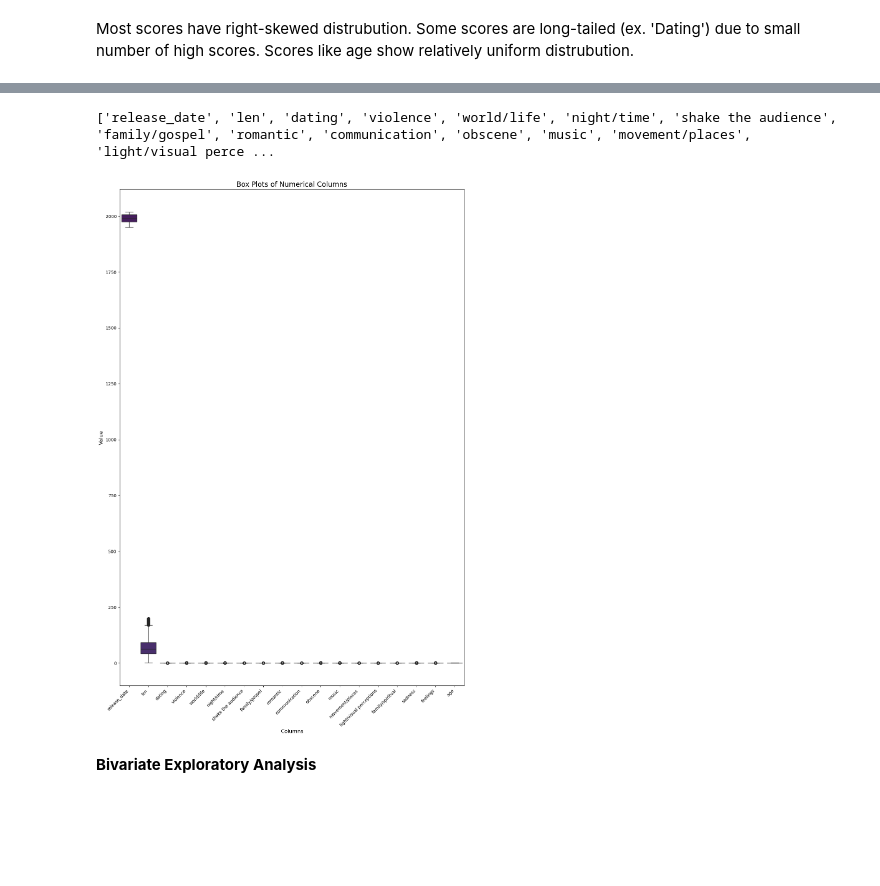
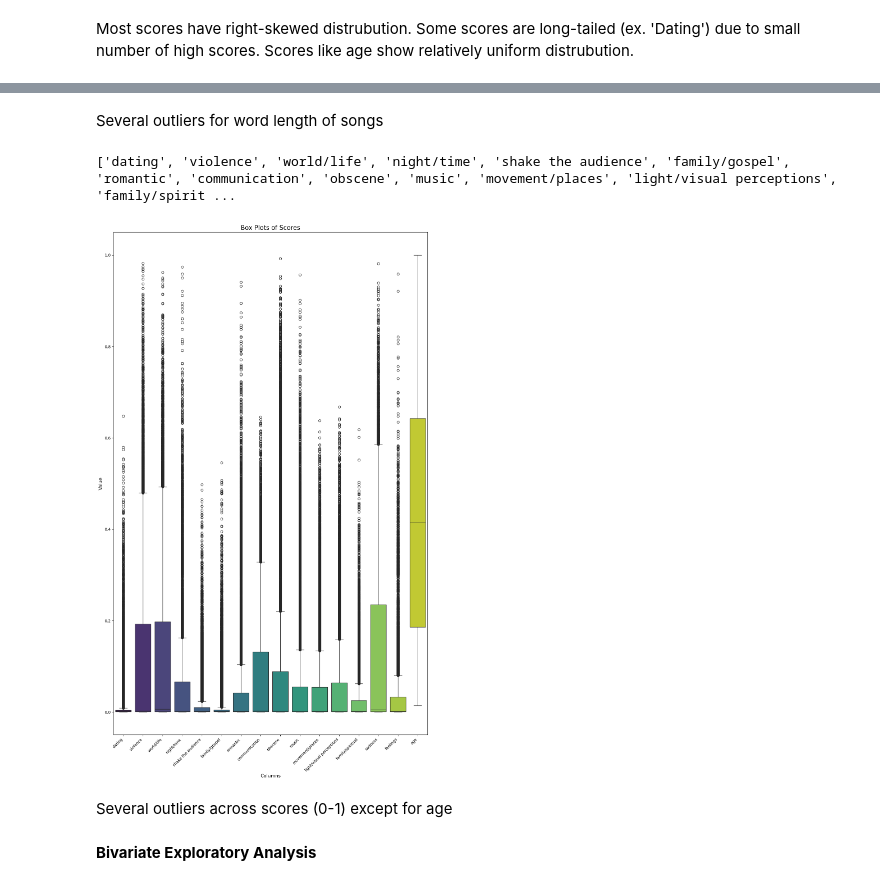
Before and after one commit to Seribii1o1/Music-Recommendation-Algorithm, a Jupyter notebook: code/EDA.ipynb, the cells around one changed output, grey strips where cells are left out. Saved outputs shown, nothing was run; the diff lists cells and outputs as text; code cells hidden in the pictures; blank space fills up the shorter version.

```diff
--- a/code/EDA.ipynb
+++ b/code/EDA.ipynb
@@ -256,22 +290,26 @@ Most scores have right-skewed distrubution. Some scores are long-tailed (ex. 'Da
+# %% [markdown]
+Several outliers for word length of songs
 # %%
-# Numerical Columns with numerical data types (integers and floats)
-numerical_cols = df.select_dtypes(include=np.number).columns.tolist()
-print(numerical_cols)
+# Columns with floats
+float_cols = df.select_dtypes(include=np.floating).columns.tolist()
+print(float_cols)
 # Create a figure and axes for the plot
-plt.figure(figsize=(12, 18)) # Adjust figure size as needed
+plt.figure(figsize=(12, 20)) # Adjust figure size
 
 # Create box plots for all numerical columns at once
-sns.boxplot(data=df[numerical_cols], palette="viridis")
+sns.boxplot(data=df[float_cols], palette="viridis")
 
-plt.title('Box Plots of Numerical Columns', fontsize=16)
+plt.title('Box Plots of Scores', fontsize=16)
 plt.ylabel('Value', fontsize=12)
 plt.xlabel('Columns', fontsize=12)
 plt.xticks(rotation=45, ha='right') # Rotate x-axis labels for better readability
 plt.tight_layout() # prevent overlapping labels
 plt.show()
 # %% [output]
-['release_date', 'len', 'dating', 'violence', 'world/life', 'night/time', 'shake the audience', 'family/gospel', 'romantic', 'communication', 'obscene', 'music', 'movement/places', 'light/visual perce ...
+['dating', 'violence', 'world/life', 'night/time', 'shake the audience', 'family/gospel', 'romantic', 'communication', 'obscene', 'music', 'movement/places', 'light/visual perceptions', 'family/spirit ...
-[figure, old version]
+[figure, new version]
+# %% [markdown]
+Several outliers across scores (0-1) except for age
 # %% [markdown]
 **Bivariate Exploratory Analysis**
 # %%
```
Also changed, not shown: parts of 8 cells of this notebook.
